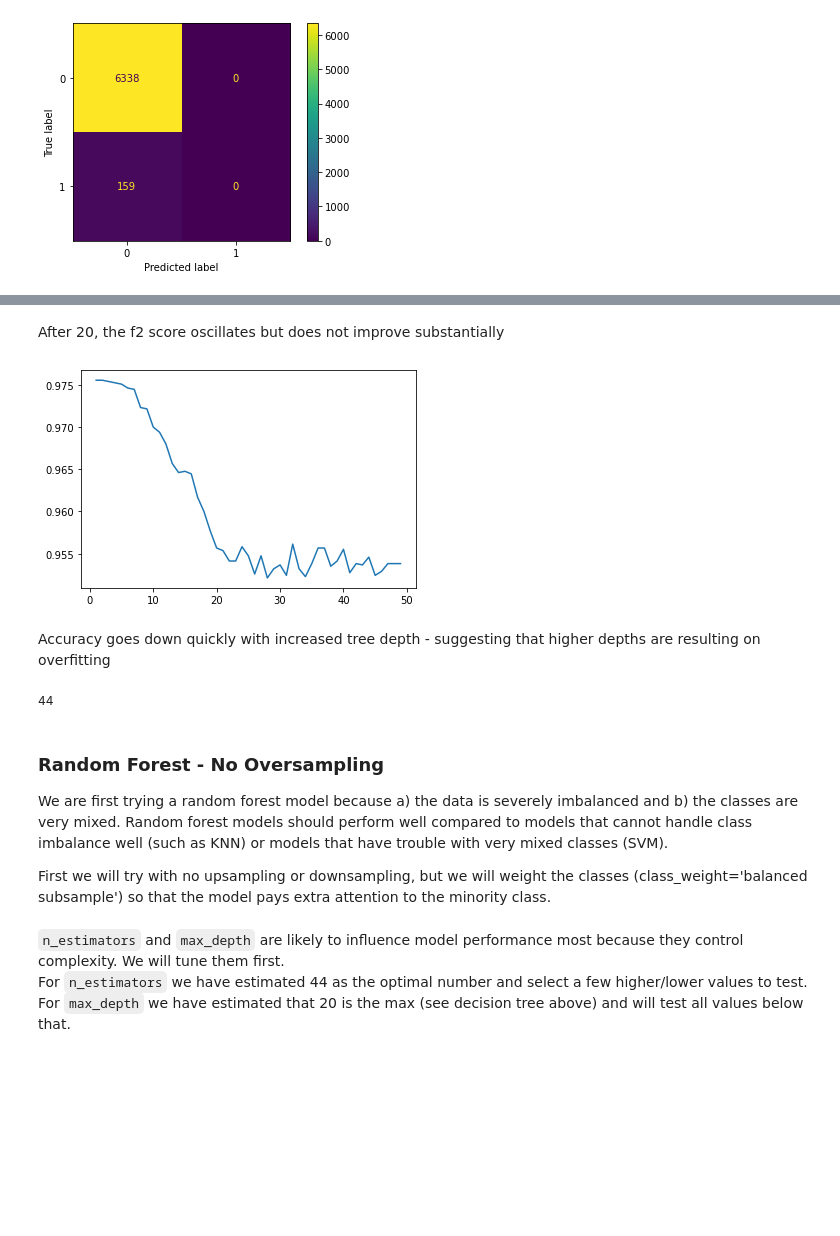
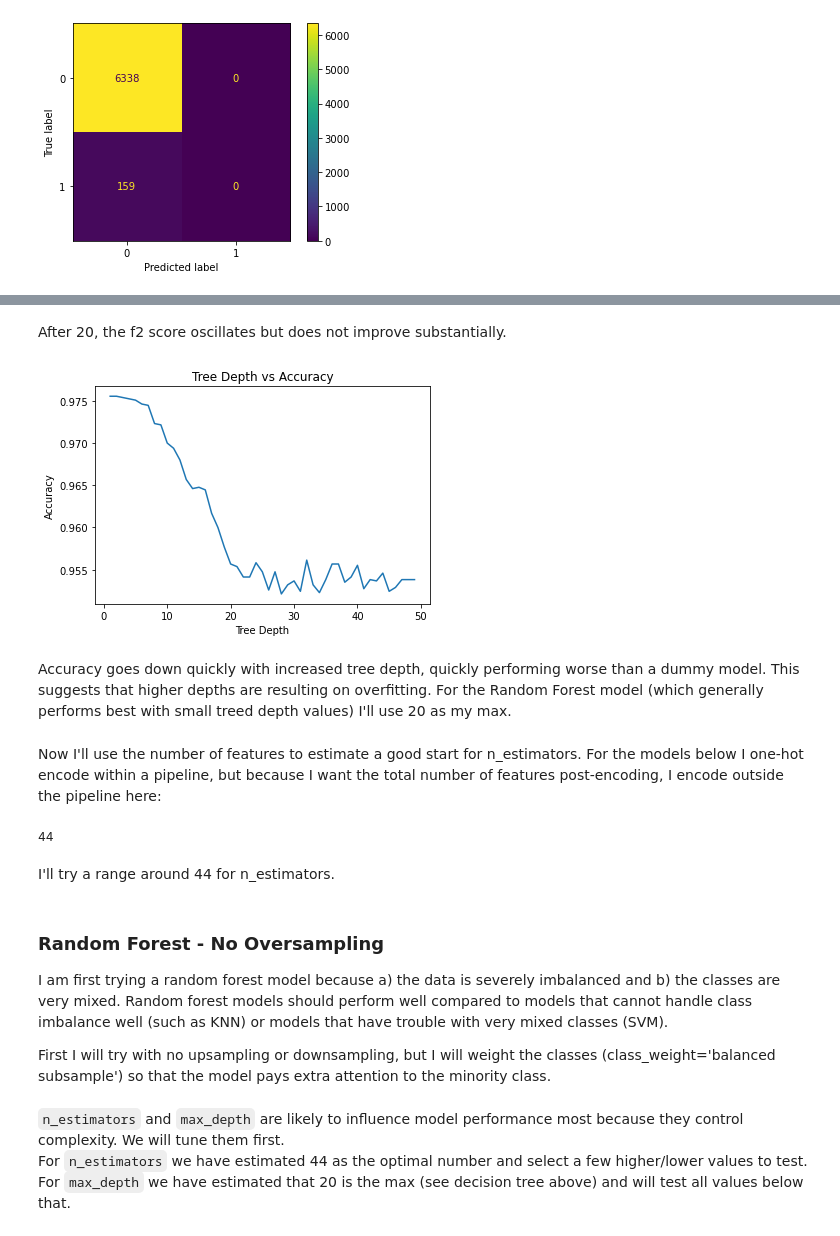
Before and after one commit to allankapoor/wildfire_prediction, a Jupyter notebook: Capstone2_Modeling.ipynb, the cells around one changed output, grey strips where cells are left out. Saved outputs shown, nothing was run; the diff lists cells and outputs as text; code cells hidden in the pictures; blank space fills up the shorter version.

Commit message:
Modeling notebook cleaned up for clarity

```diff
--- a/Capstone2_Modeling.ipynb
+++ b/Capstone2_Modeling.ipynb
@@ -251,11 +226,16 @@ sns.lineplot(x=depth_range, y=fb_scores);
 # %% [markdown]
-After 20, the f2 score oscillates but does not improve substantially
+After 20, the f2 score oscillates but does not improve substantially.
 # %%
-sns.lineplot(x=depth_range, y=accuracy_scores);
+sns.lineplot(x=depth_range, y=accuracy_scores)
+plt.xlabel('Tree Depth')
+plt.ylabel('Accuracy')
+plt.title('Tree Depth vs Accuracy');
 # %% [output]
-[figure, old version]
+[figure, new version]
 # %% [markdown]
-Accuracy goes down quickly with increased tree depth - suggesting that higher depths are resulting on overfitting
+Accuracy goes down quickly with increased tree depth, quickly performing worse than a dummy model. This suggests that higher depths are resulting on overfitting. For the Random Forest model (which generally performs best with small treed depth values) I'll use 20 as my max.
+# %% [markdown]
+Now I'll use the number of features to estimate a good start for n_estimators. For the models below I one-hot encode within a pipeline, but because I want the total number of features post-encoding, I encode outside the pipeline here:
 # %%
 #outside pipeline, we calculate number of features (post dummy-encoding)
 # which we use to estimate optimal value for n_estimators
@@ -271,11 +250,13 @@ for col in cat_cols:
 X_train_sub_dummies.shape[1]
 # %% [output]
 44
+# %% [markdown]
+I'll try a range around 44 for n_estimators.
 # %% [markdown]
 ### Random Forest - No Oversampling
-We are first trying a random forest model because a) the data is severely imbalanced and b) the classes are very mixed. Random forest models should perform well compared to models that cannot handle class imbalance well (such as KNN) or models that have trouble with very mixed classes (SVM).
+I am first trying a random forest model because a) the data is severely imbalanced and b) the classes are very mixed. Random forest models should perform well compared to models that cannot handle class imbalance well (such as KNN) or models that have trouble with very mixed classes (SVM).
 
-First we will try with no upsampling or downsampling, but we will weight the classes (class_weight='balanced subsample') so that the model pays extra attention to the minority class.
+First I will try with no upsampling or downsampling, but I will weight the classes (class_weight='balanced subsample') so that the model pays extra attention to the minority class.
 # %%
 from sklearn.ensemble import RandomForestClassifier
 
```
Also changed, not shown: parts of 56 cells of this notebook.
